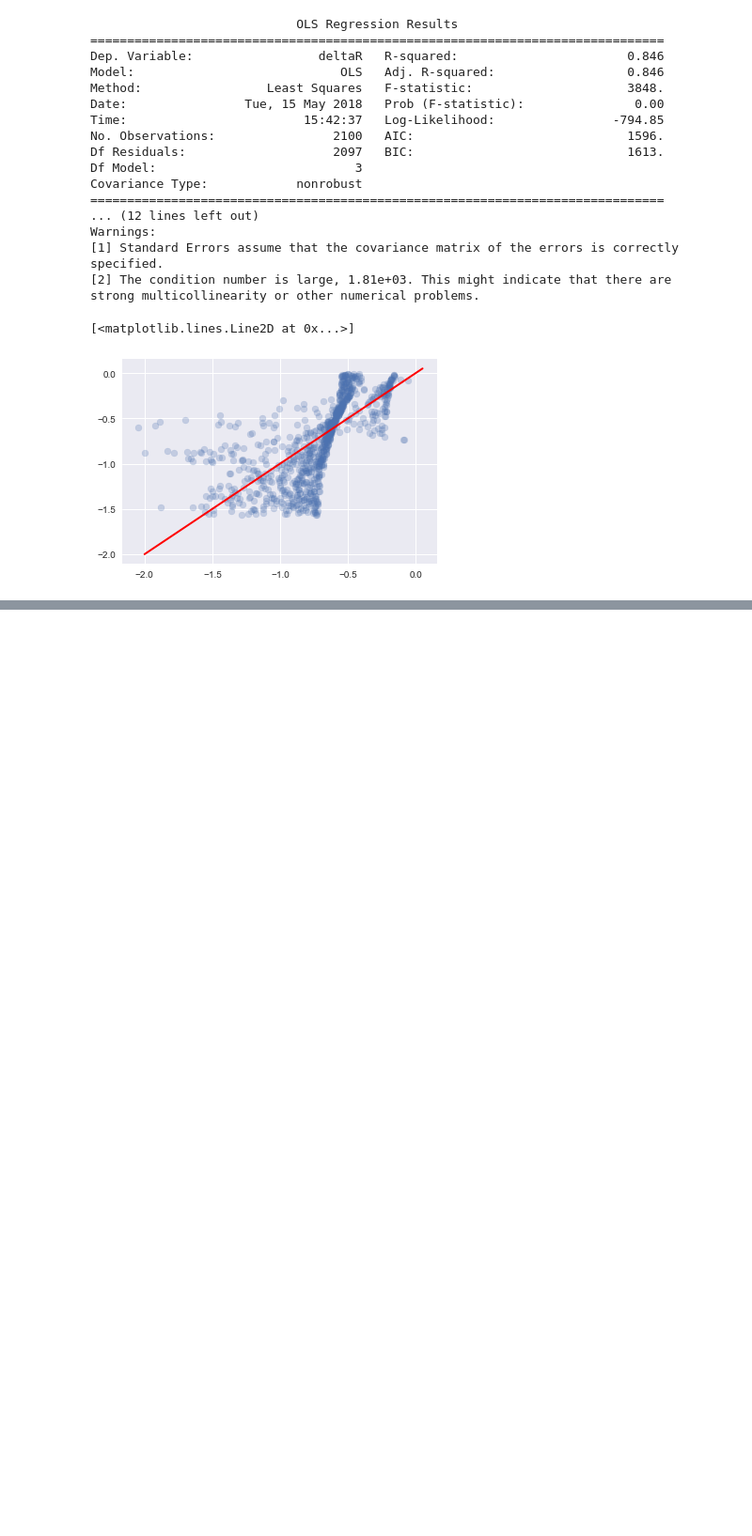
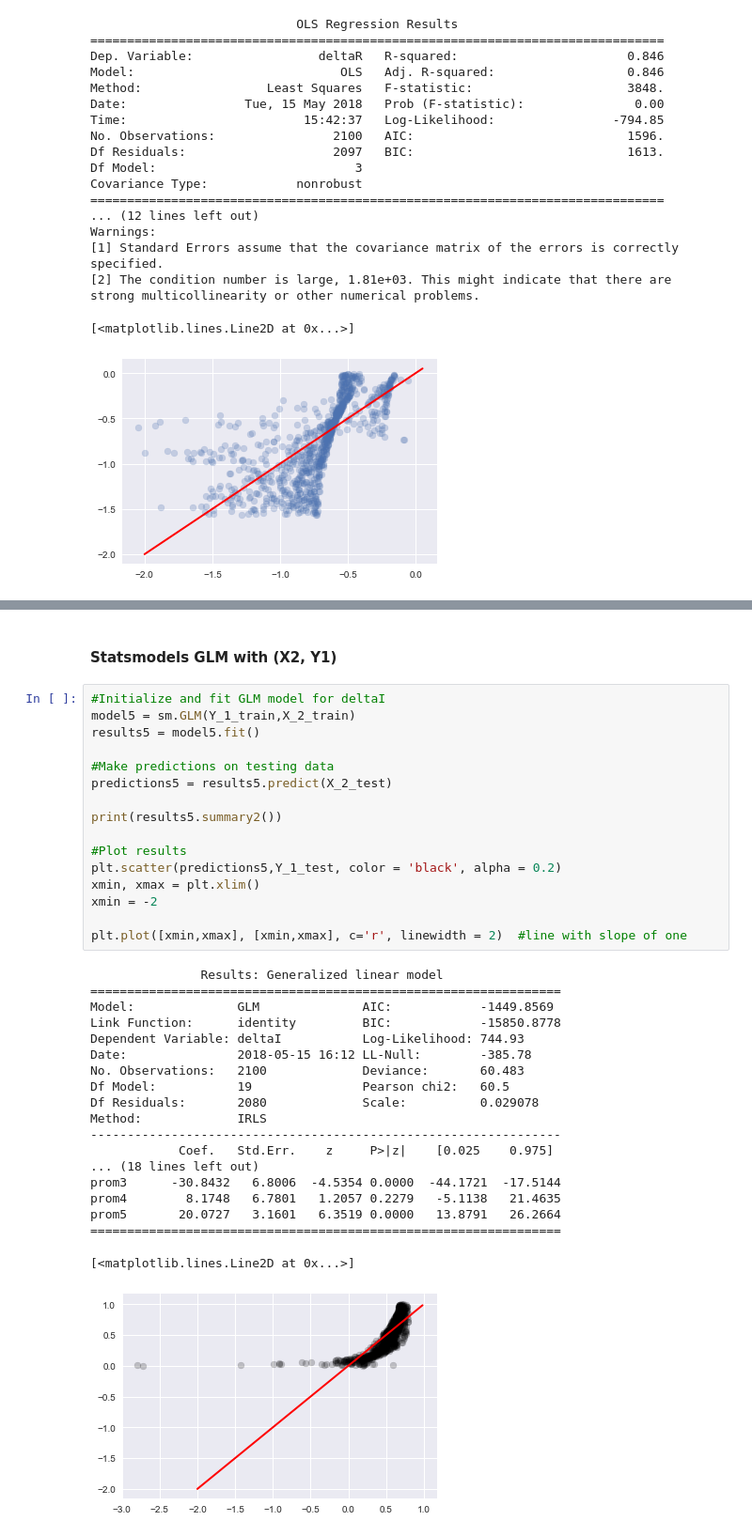
Before and after one commit to Lcollins91/DS_ResearchProject_ND, a Jupyter notebook: Master_CO_Circle_Spec_Model.ipynb, the cells around one changed output, grey strips where cells are left out. Shown at 94% size. Drawn from its saved outputs; the diff is of its cells as text; blank space fills up the shorter version.

```diff
--- a/Master_CO_Circle_Spec_Model.ipynb
+++ b/Master_CO_Circle_Spec_Model.ipynb
@@ -431,0 +508,38 @@ strong multicollinearity or other numerical problems.
+# %% [markdown]
+#### Statsmodels GLM with (X2, Y1)
+# %%
+#Initialize and fit GLM model for deltaI
+model5 = sm.GLM(Y_1_train,X_2_train)
+results5 = model5.fit()
+
+#Make predictions on testing data
+predictions5 = results5.predict(X_2_test)
+
+print(results5.summary2())
+
+#Plot results
+plt.scatter(predictions5,Y_1_test, color = 'black', alpha = 0.2)
+xmin, xmax = plt.xlim()
+xmin = -2
+
+plt.plot([xmin,xmax], [xmin,xmax], c='r', linewidth = 2)  #line with slope of one
+# %% [output]
+               Results: Generalized linear model
+================================================================
+Model:              GLM              AIC:            -1449.8569
+Link Function:      identity         BIC:            -15850.8778
+Dependent Variable: deltaI           Log-Likelihood: 744.93
+Date:               2018-05-15 16:12 LL-Null:        -385.78
+No. Observations:   2100             Deviance:       60.483
+Df Model:           19               Pearson chi2:   60.5
+Df Residuals:       2080             Scale:          0.029078
+Method:             IRLS
+----------------------------------------------------------------
+            Coef.   Std.Err.    z     P>|z|    [0.025    0.975]
+... (18 lines left out)
+prom3      -30.8432   6.8006  -4.5354 0.0000  -44.1721  -17.5144
+prom4        8.1748   6.7801   1.2057 0.2279   -5.1138   21.4635
+prom5       20.0727   3.1601   6.3519 0.0000   13.8791   26.2664
+================================================================
+[<matplotlib.lines.Line2D at 0x...>]
+[figure, added]
```
Also changed, not shown: parts of 7 cells of this notebook.
